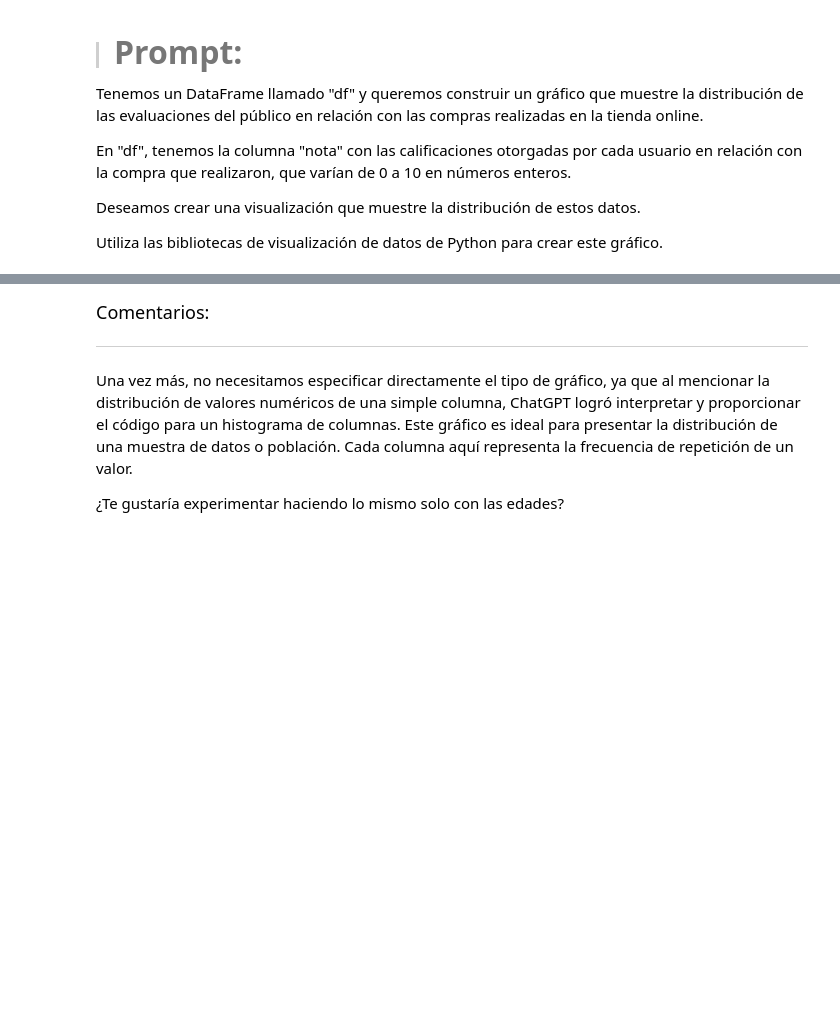
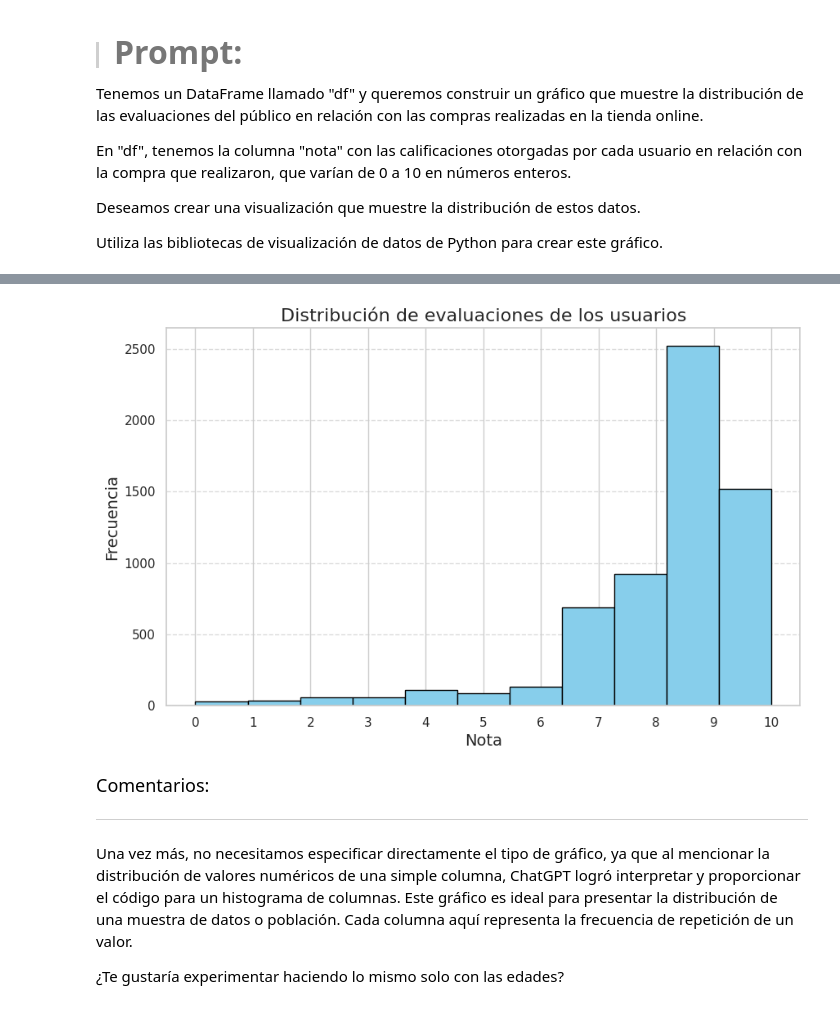
Before and after one commit to Nataliahfk/IA_aplicada_a_ciencia_de_datos, a Jupyter notebook: IA_aplicada_a_ciencia_de_datos.ipynb, the cells around one changed output, grey strips where cells are left out. Cells and saved outputs as stored; diff of their text form; code cells hidden in the pictures; blank space fills up the shorter version.

```diff
--- a/IA_aplicada_a_ciencia_de_datos.ipynb
+++ b/IA_aplicada_a_ciencia_de_datos.ipynb
@@ -1332,3 +1352,18 @@ Utiliza las bibliotecas de visualización de datos de Python para crear este gr
+# %%
+import matplotlib.pyplot as plt
+
+plt.figure(figsize=(10,6))
+plt.hist(df_unificado['nota'], bins=11, range=(0,10), color='skyblue', edgecolor='black') # bins:El rango que definimos es de 0 a 10 (inclusive)
+# si defines bins=11 y range=(0,10) / Fijas que el histograma cubra exactamente el rango 0 a 10, dividido en 11 intervalos iguales.
+plt.title('Distribución de evaluaciones de los usuarios', fontsize=16)
+plt.xlabel('Nota', fontsize=14)
+plt.ylabel('Frecuencia', fontsize=14)
+plt.xticks(range(0, 11))  # Mostrar ticks de 0 a 10
+plt.grid(axis='y', linestyle='--', alpha=0.7) # 0.7 es un valor semi-transparente, para que la rejilla no opaque los datos pero ayude a la lectura.
+
+plt.show()
+# %% [output]
+[figure, added]
 # %% [markdown]
 <font color="7b71ff" size=4> Comentarios: </font>
 
```
Also changed, not shown: parts of 1 cell of this notebook.
